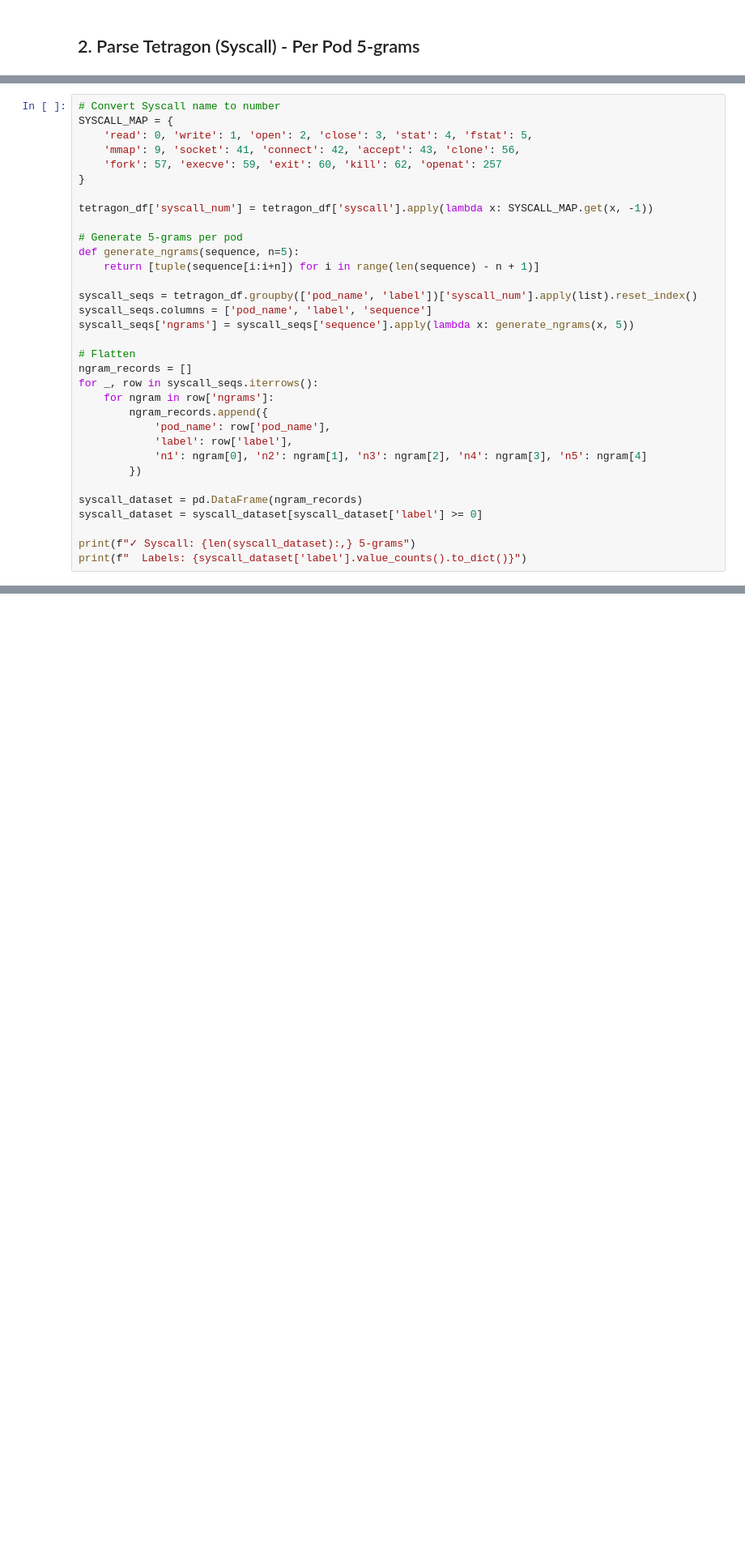
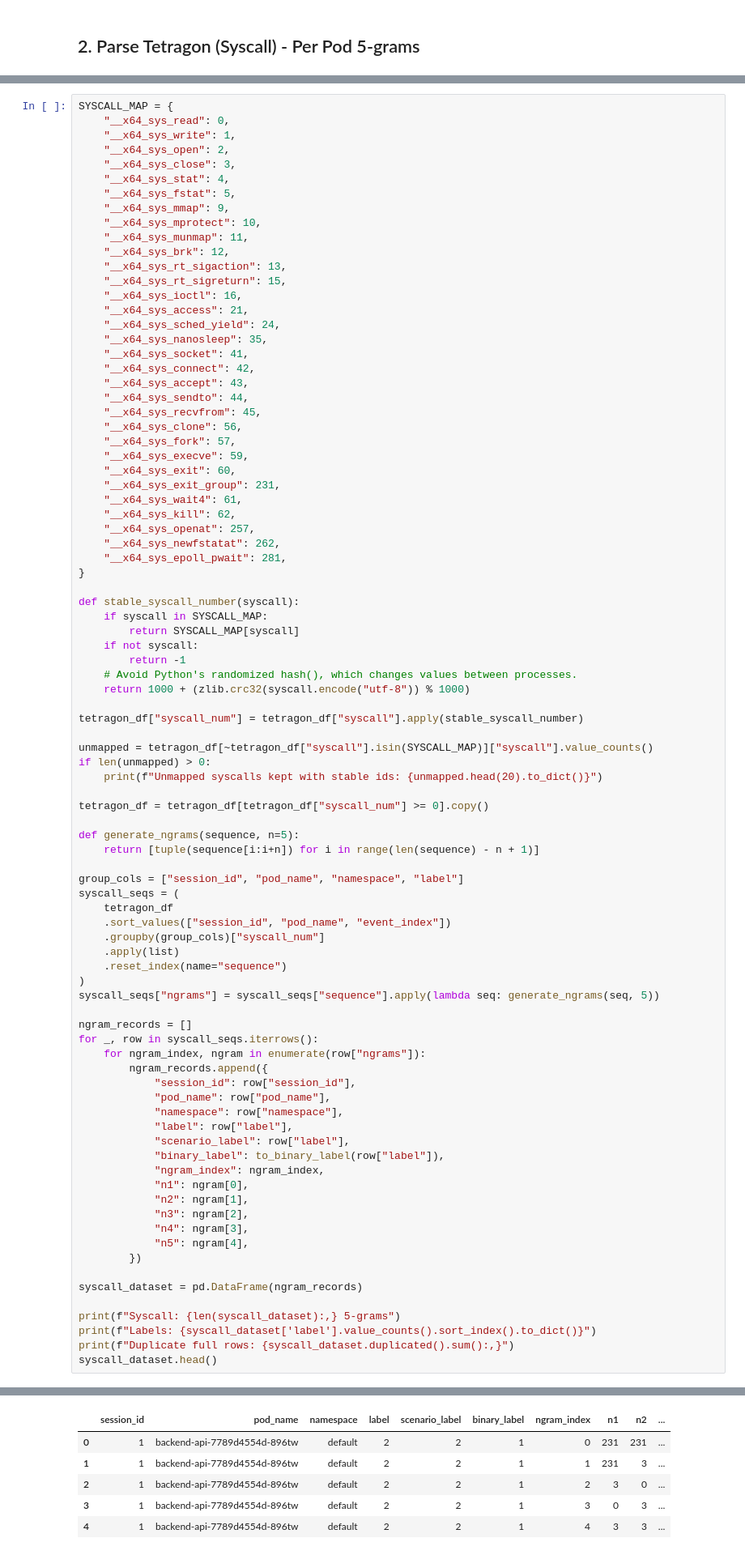
Before and after one commit to danielcristho/K-WATCH, a Jupyter notebook: feature_engineering/pre_processing.ipynb, the cells around one changed output, grey strips where cells are left out. Shown at 81% size. Drawn from its saved outputs; the diff is of its cells as text; blank space fills up the shorter version.

```diff
--- a/feature_engineering/pre_processing.ipynb
+++ b/feature_engineering/pre_processing.ipynb
@@ -201,34 +320,89 @@ tetragon_df = parse_tetragon('raw_logs/tetragon.json')
 # %%
-# Convert Syscall name to number
 SYSCALL_MAP = {
-    'read': 0, 'write': 1, 'open': 2, 'close': 3, 'stat': 4, 'fstat': 5,
-    'mmap': 9, 'socket': 41, 'connect': 42, 'accept': 43, 'clone': 56,
-    'fork': 57, 'execve': 59, 'exit': 60, 'kill': 62, 'openat': 257
+    "__x64_sys_read": 0,
+    "__x64_sys_write": 1,
+    "__x64_sys_open": 2,
+    "__x64_sys_close": 3,
+    "__x64_sys_stat": 4,
+    "__x64_sys_fstat": 5,
+    "__x64_sys_mmap": 9,
+    "__x64_sys_mprotect": 10,
+    "__x64_sys_munmap": 11,
+    "__x64_sys_brk": 12,
+    "__x64_sys_rt_sigaction": 13,
+    "__x64_sys_rt_sigreturn": 15,
+    "__x64_sys_ioctl": 16,
+    "__x64_sys_access": 21,
+    "__x64_sys_sched_yield": 24,
+    "__x64_sys_nanosleep": 35,
+    "__x64_sys_socket": 41,
+    "__x64_sys_connect": 42,
+    "__x64_sys_accept": 43,
+    "__x64_sys_sendto": 44,
+    "__x64_sys_recvfrom": 45,
+    "__x64_sys_clone": 56,
+    "__x64_sys_fork": 57,
+    "__x64_sys_execve": 59,
+    "__x64_sys_exit": 60,
+    "__x64_sys_exit_group": 231,
+    "__x64_sys_wait4": 61,
+    "__x64_sys_kill": 62,
+    "__x64_sys_openat": 257,
+    "__x64_sys_newfstatat": 262,
+    "__x64_sys_epoll_pwait": 281,
 }
 
-tetragon_df['syscall_num'] = tetragon_df['syscall'].apply(lambda x: SYSCALL_MAP.get(x, -1))
+def stable_syscall_number(syscall):
+    if syscall in SYSCALL_MAP:
+        return SYSCALL_MAP[syscall]
+    if not syscall:
+        return -1
+    # Avoid Python's randomized hash(), which changes values between processes.
+    return 1000 + (zlib.crc32(syscall.encode("utf-8")) % 1000)
 
-# Generate 5-grams per pod
+tetragon_df["syscall_num"] = tetragon_df["syscall"].apply(stable_syscall_number)
+
+unmapped = tetragon_df[~tetragon_df["syscall"].isin(SYSCALL_MAP)]["syscall"].value_counts()
+if len(unmapped) > 0:
+    print(f"Unmapped syscalls kept with stable ids: {unmapped.head(20).to_dict()}")
+
+tetragon_df = tetragon_df[tetragon_df["syscall_num"] >= 0].copy()
+
 def generate_ngrams(sequence, n=5):
     return [tuple(sequence[i:i+n]) for i in range(len(sequence) - n + 1)]
 
-syscall_seqs = tetragon_df.groupby(['pod_name', 'label'])['syscall_num'].apply(list).reset_index()
-syscall_seqs.columns = ['pod_name', 'label', 'sequence']
-syscall_seqs['ngrams'] = syscall_seqs['sequence'].apply(lambda x: generate_ngrams(x, 5))
+group_cols = ["session_id", "pod_name", "namespace", "label"]
+syscall_seqs = (
+    tetragon_df
+    .sort_values(["session_id", "pod_name", "event_index"])
+    .groupby(group_cols)["syscall_num"]
+    .apply(list)
+    .reset_index(name="sequence")
+)
+syscall_seqs["ngrams"] = syscall_seqs["sequence"].apply(lambda seq: generate_ngrams(seq, 5))
 
-# Flatten
 ngram_records = []
 for _, row in syscall_seqs.iterrows():
-    for ngram in row['ngrams']:
+    for ngram_index, ngram in enumerate(row["ngrams"]):
         ngram_records.append({
-            'pod_name': row['pod_name'],
-            'label': row['label'],
-            'n1': ngram[0], 'n2': ngram[1], 'n3': ngram[2], 'n4': ngram[3], 'n5': ngram[4]
+            "session_id": row["session_id"],
+            "pod_name": row["pod_name"],
+            "namespace": row["namespace"],
+            "label": row["label"],
+            "scenario_label": row["label"],
+            "binary_label": to_binary_label(row["label"]),
+            "ngram_index": ngram_index,
+            "n1": ngram[0],
+            "n2": ngram[1],
+            "n3": ngram[2],
+            "n4": ngram[3],
+            "n5": ngram[4],
         })
 
 syscall_dataset = pd.DataFrame(ngram_records)
-syscall_dataset = syscall_dataset[syscall_dataset['label'] >= 0]
 
-print(f"✓ Syscall: {len(syscall_dataset):,} 5-grams")
-print(f"  Labels: {syscall_dataset['label'].value_counts().to_dict()}")
+print(f"Syscall: {len(syscall_dataset):,} 5-grams")
+print(f"Labels: {syscall_dataset['label'].value_counts().sort_index().to_dict()}")
+print(f"Duplicate full rows: {syscall_dataset.duplicated().sum():,}")
+syscall_dataset.head()
 # %% [output]
@@ -237 +412,7 @@ print(f"  Labels: {syscall_dataset['label'].value_counts().to_dict()}")
+|  | session_id | pod_name | namespace | label | scenario_label | binary_label | ngram_index | n1 | n2 | ... |
+| 0 | 1 | backend-api-7789d4554d-896tw | default | 2 | 2 | 1 | 0 | 231 | 231 | ... |
+| 1 | 1 | backend-api-7789d4554d-896tw | default | 2 | 2 | 1 | 1 | 231 | 3 | ... |
+| 2 | 1 | backend-api-7789d4554d-896tw | default | 2 | 2 | 1 | 2 | 3 | 0 | ... |
+| 3 | 1 | backend-api-7789d4554d-896tw | default | 2 | 2 | 1 | 3 | 0 | 3 | ... |
+| 4 | 1 | backend-api-7789d4554d-896tw | default | 2 | 2 | 1 | 4 | 3 | 3 | ... |
 # %% [markdown]
```
Also changed, not shown: parts of 15 cells of this notebook, 5 other files.
